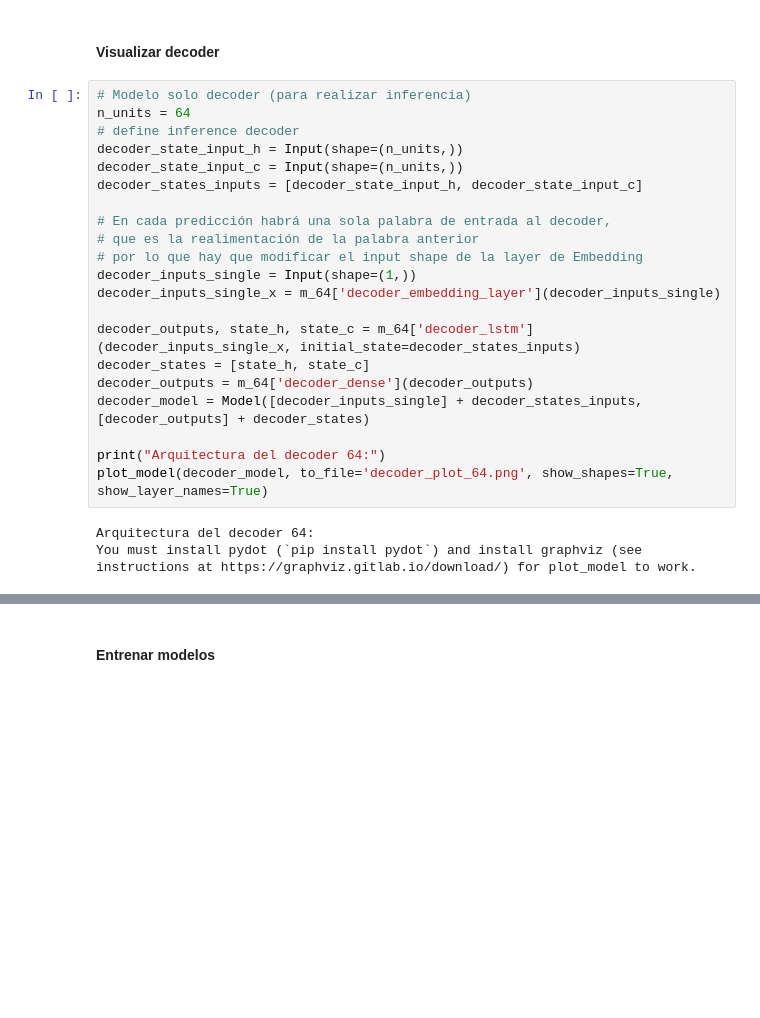
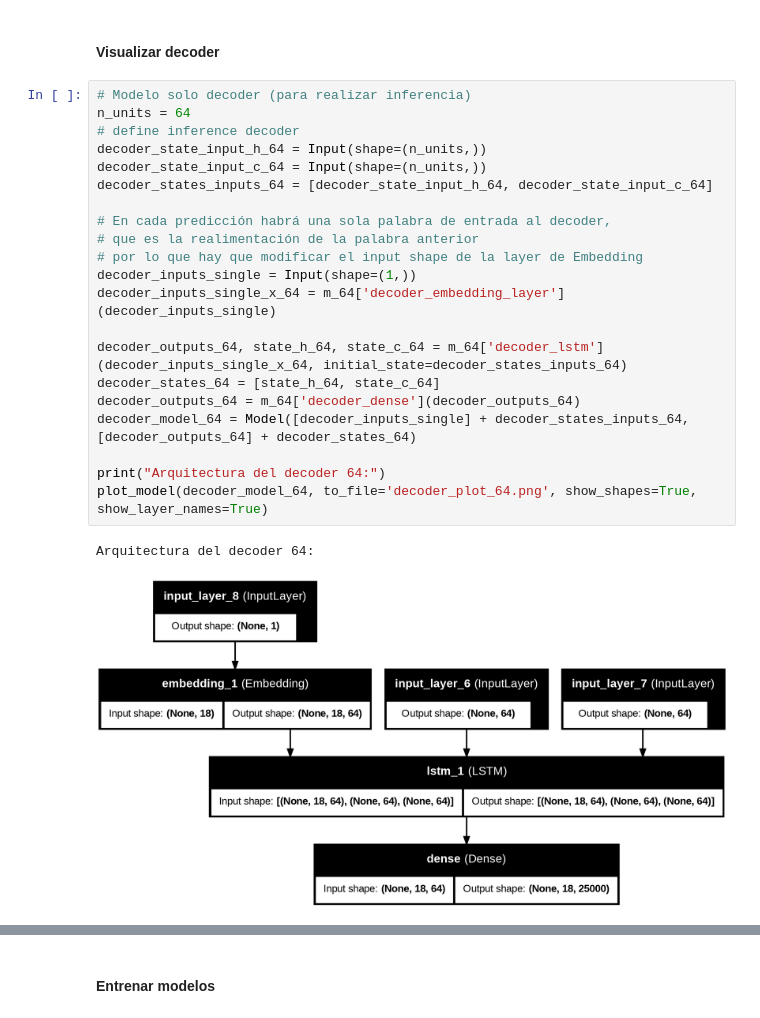
Before and after one commit to cesphamm/procesamiento_lenguaje_natural, a Jupyter notebook: Desafio_4_dg.ipynb, the cells around one changed output, grey strips where cells are left out. Drawn from its saved outputs; the diff is of its cells as text; blank space fills up the shorter version.

```diff
--- a/Desafio_4_dg.ipynb
+++ b/Desafio_4_dg.ipynb
@@ -625,27 +675,27 @@ You must install pydot (`pip install pydot`) and install graphviz (see instructi
 # %%
 # Modelo solo decoder (para realizar inferencia)
 n_units = 64
 # define inference decoder
-decoder_state_input_h = Input(shape=(n_units,))
-decoder_state_input_c = Input(shape=(n_units,))
-decoder_states_inputs = [decoder_state_input_h, decoder_state_input_c]
+decoder_state_input_h_64 = Input(shape=(n_units,))
+decoder_state_input_c_64 = Input(shape=(n_units,))
+decoder_states_inputs_64 = [decoder_state_input_h_64, decoder_state_input_c_64]
 
 # En cada predicción habrá una sola palabra de entrada al decoder,
 # que es la realimentación de la palabra anterior
 # por lo que hay que modificar el input shape de la layer de Embedding
 decoder_inputs_single = Input(shape=(1,))
-decoder_inputs_single_x = m_64['decoder_embedding_layer'](decoder_inputs_single)
+decoder_inputs_single_x_64 = m_64['decoder_embedding_layer'](decoder_inputs_single)
 
-decoder_outputs, state_h, state_c = m_64['decoder_lstm'](decoder_inputs_single_x, initial_state=decoder_states_inputs)
-decoder_states = [state_h, state_c]
-decoder_outputs = m_64['decoder_dense'](decoder_outputs)
-decoder_model = Model([decoder_inputs_single] + decoder_states_inputs, [decoder_outputs] + decoder_states)
+decoder_outputs_64, state_h_64, state_c_64 = m_64['decoder_lstm'](decoder_inputs_single_x_64, initial_state=decoder_states_inputs_64)
+decoder_states_64 = [state_h_64, state_c_64]
+decoder_outputs_64 = m_64['decoder_dense'](decoder_outputs_64)
+decoder_model_64 = Model([decoder_inputs_single] + decoder_states_inputs_64, [decoder_outputs_64] + decoder_states_64)
 
 print("Arquitectura del decoder 64:")
-plot_model(decoder_model, to_file='decoder_plot_64.png', show_shapes=True, show_layer_names=True)
+plot_model(decoder_model_64, to_file='decoder_plot_64.png', show_shapes=True, show_layer_names=True)
 # %% [output]
 Arquitectura del decoder 64:
-You must install pydot (`pip install pydot`) and install graphviz (see instructions at https://graphviz.gitlab.io/download/) for plot_model to work.
+[figure, added]
 # %%
 # Modelo solo decoder (para realizar inferencia)
 n_units = 128
```
Also changed, not shown: parts of 49 cells of this notebook.
